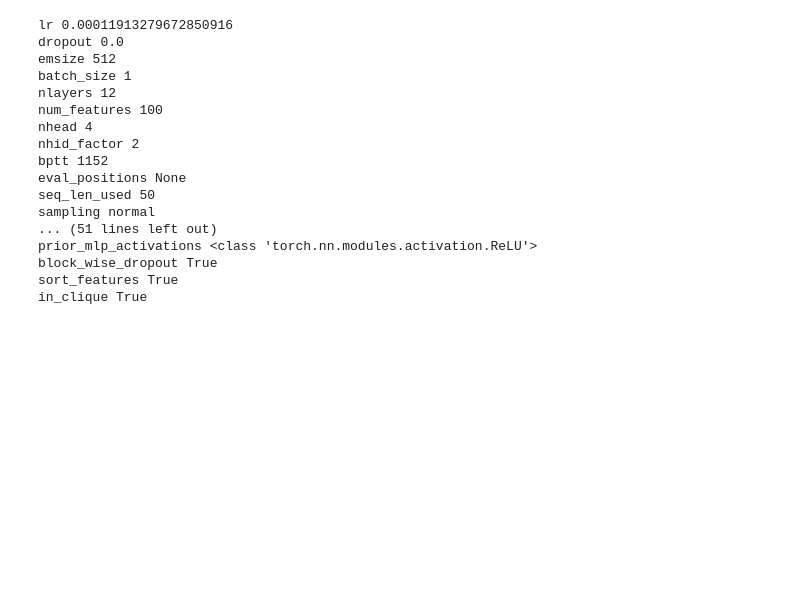
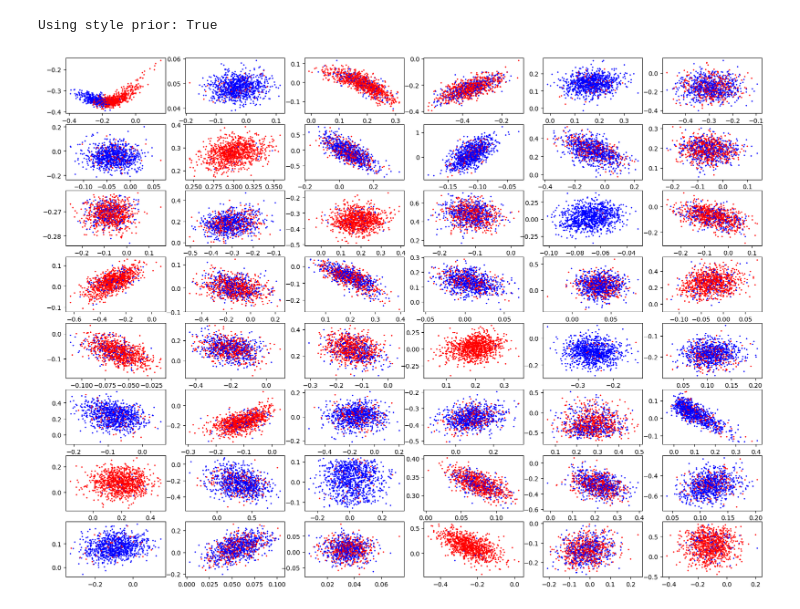
Before and after one commit to LenMetz/TabPFN-medical, a Jupyter notebook: prior_dev.ipynb, the cells around one changed output. Drawn from its saved outputs; the diff is of its cells as text; code cells hidden in the pictures; blank space fills up the shorter version.

Commit message:
feature plotting for prior dev

```diff
--- a/prior_dev.ipynb
+++ b/prior_dev.ipynb
@@ -76,7 +119,7 @@ config["mix_activations"] = True # False heisst eig True
 config['emsize'] = 512
 config['nhead'] = config['emsize'] // 128
 config['bptt'] = 1024+128
-config['canonical_y_encoder'] = False
+config['canonical_y_encoder'] = True
 
 
 config['aggregate_k_gradients'] = 1
@@ -89,43 +132,27 @@ config['total_available_time_in_s'] = None #60*60*22 # 22 hours for some safety.
 config['train_mixed_precision'] = True
 config['efficient_eval_masking'] = True
 
-
+# mlp params
 config['is_causal'] = True
-config['num_causes'] = 2
-config['prior_mlp_hidden_dim'] = 4
+config['num_causes'] = 5
+config['prior_mlp_hidden_dim'] = 20
 config['num_layers'] = 2
-config['noise_std'] = 0
-config['init_std'] = 0
+config['noise_std'] = 0.05
+config['init_std'] = 0.05
 config['y_is_effect'] = True
 config['pre_sample_weights'] = True
 config['prior_mlp_dropout_prob'] = 0
 config['pre_sample_causes'] = True
-config["prior_mlp_activations"] = torch.nn.ReLU
+config["prior_mlp_activations"] = torch.nn.Tanh
 config["block_wise_dropout"] = True
 config["sort_features"] = True
 config["in_clique"] = True
 
+# general data params
+config['num_classes'] = 2
+config['max_num_classes'] = 2
+config['max_features'] = 100
+
 config_sample = evaluate_hypers(config)
 prior_hyperparameters = get_mlp_prior_hyperparameters(config_sample)
 model_proto = priors.mlp
-# %%
-for key in config_sample:
-    print(key, config_sample[key])
-# %% [output]
-lr 0.00011913279672850916
-dropout 0.0
-emsize 512
-batch_size 1
-nlayers 12
-num_features 100
-nhead 4
-nhid_factor 2
-bptt 1152
-eval_positions None
-seq_len_used 50
-sampling normal
-... (51 lines left out)
-prior_mlp_activations <class 'torch.nn.modules.activation.ReLU'>
-block_wise_dropout True
-sort_features True
-in_clique True
@@ -144,0 +159,7 @@ def make_get_batch(model_proto, **extra_kwargs):
+# %%
+dl = dl_from_config(config_sample, prior_hyperparameters)
+plot_grid(dl, prior_hyperparameters)
+#print(get_sample(dl))
+# %% [output]
+Using style prior: True
+[figure, added]
```
Also changed, not shown: parts of 12 cells of this notebook, 3 other files.
